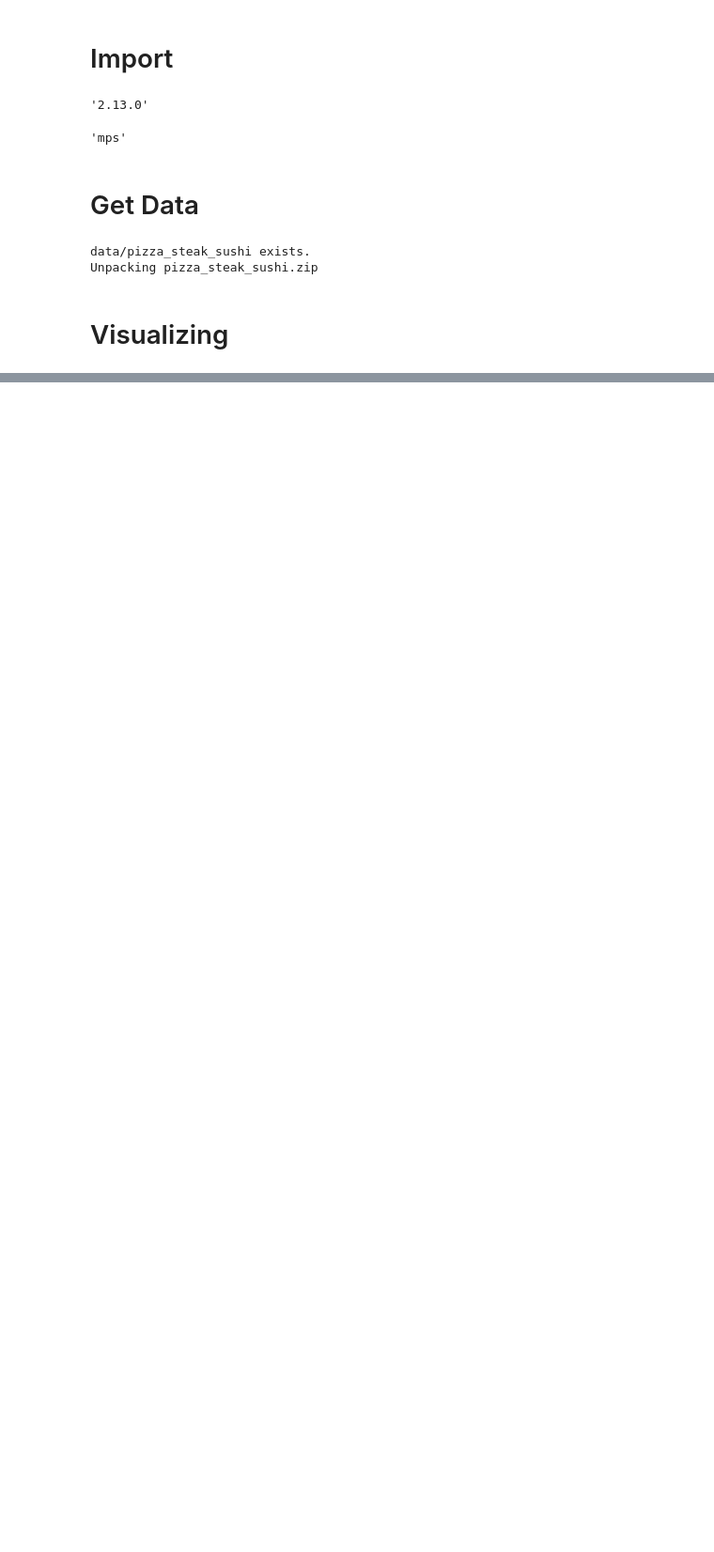
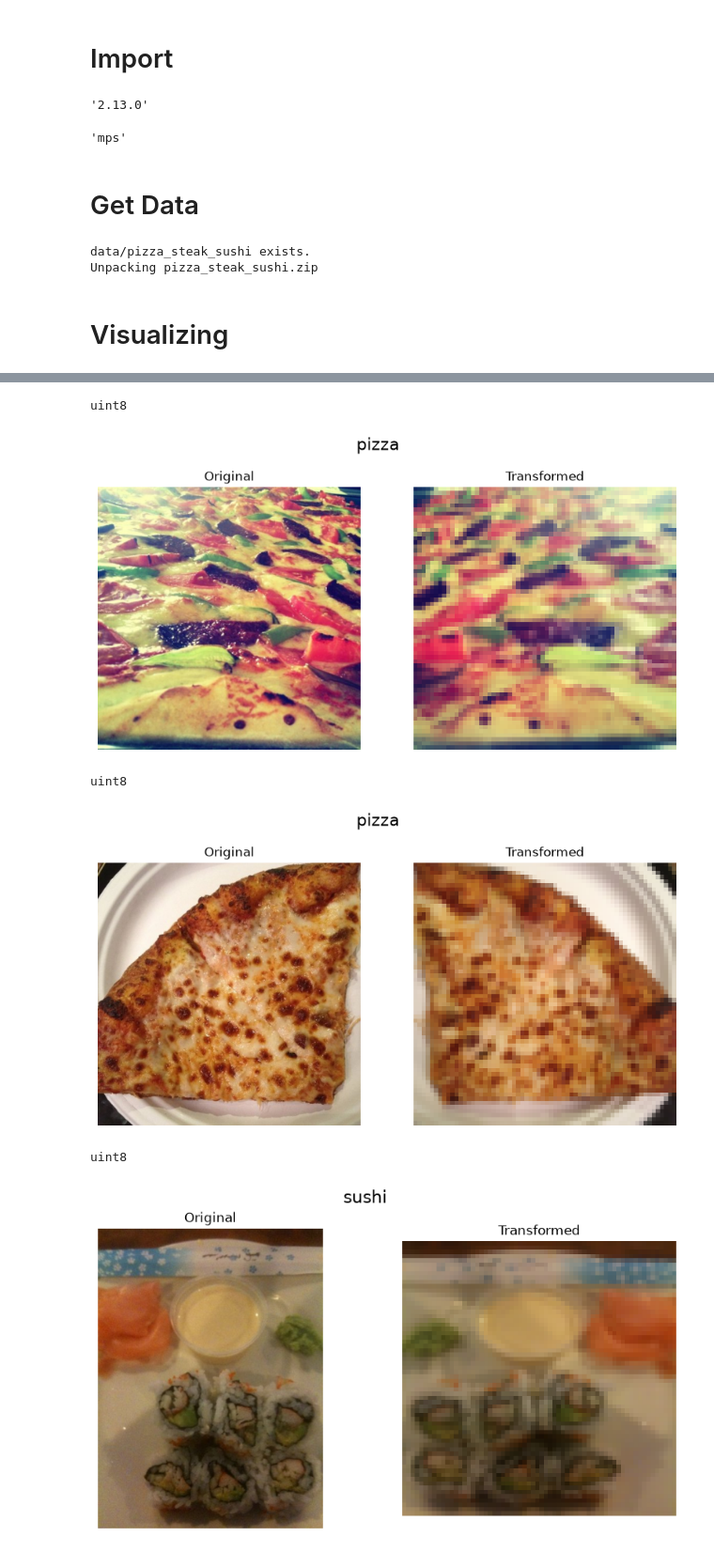
Before and after one commit to ArzamendiaA/Pytorch-Bootcamp, a Jupyter notebook: Section6_PytorchCustomDatasets.ipynb, the cells around one changed output, grey strips where cells are left out. Shown at 94% size. Cells and saved outputs as stored; diff of their text form; code cells hidden in the pictures; blank space fills up the shorter version.

```diff
--- a/Section6_PytorchCustomDatasets.ipynb
+++ b/Section6_PytorchCustomDatasets.ipynb
@@ -89,3 +89,36 @@ plt.axis(False)
 data_transform = transforms.Compose([transforms.Resize(size=(64, 64)),
                                      transforms.RandomHorizontalFlip(p=0.5),
                                      transforms.ToTensor()])
+# %%
+def plot_transformed_images(image_paths: list, transform, n=3):
+    selected_images = random.sample(image_paths, k=n)
+
+    for image_path in selected_images:
+        with Image.open(image_path) as img:
+
+            img_as_array = np.asarray(img)
+            print(img_as_array[0].dtype)
+
+            transformed_image = transform(img).permute(1, 2, 0)
+
+            fig, ax = plt.subplots(1,2 ,figsize=(10,5))
+
+            ax[0].imshow(img_as_array)
+            ax[0].set_title(f'Original')
+            ax[0].axis('off')
+
+            ax[1].imshow(transformed_image)
+            ax[1].set_title(f'Transformed')
+            ax[1].axis('off')
+
+            fig.suptitle(f'{image_path.parent.stem}', fontsize=16)
+            plt.show()
+# %%
+plot_transformed_images(image_path_list, data_transform)
+# %% [output]
+uint8
+[figure, added]
+uint8
+[figure, added]
+uint8
+[figure, added]
```
Also changed, not shown: parts of 7 cells of this notebook.
